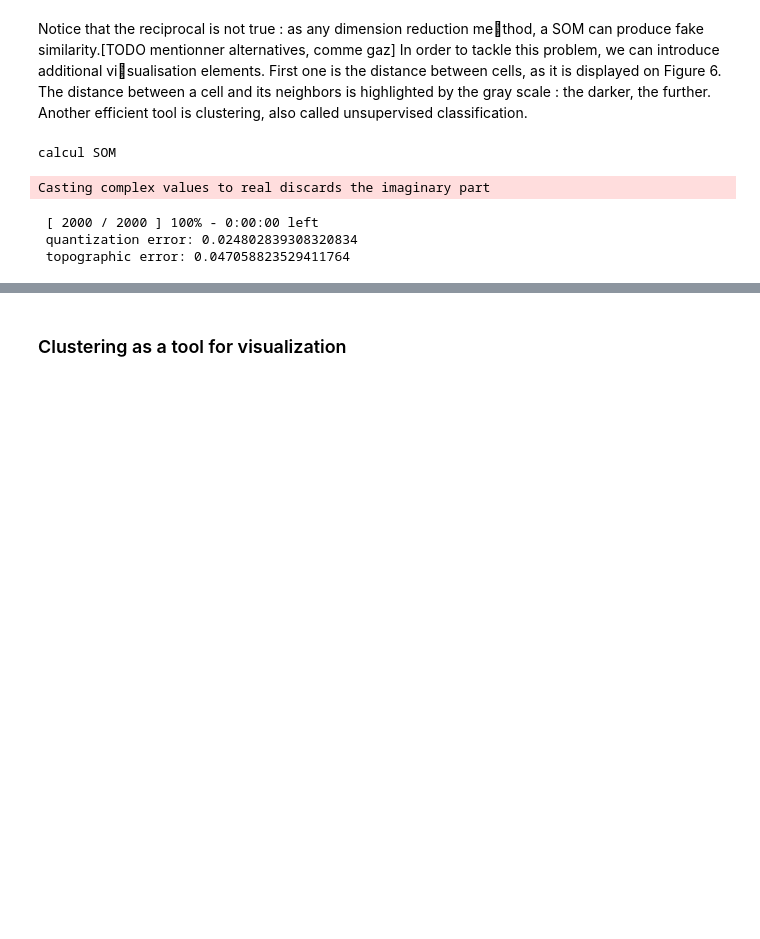
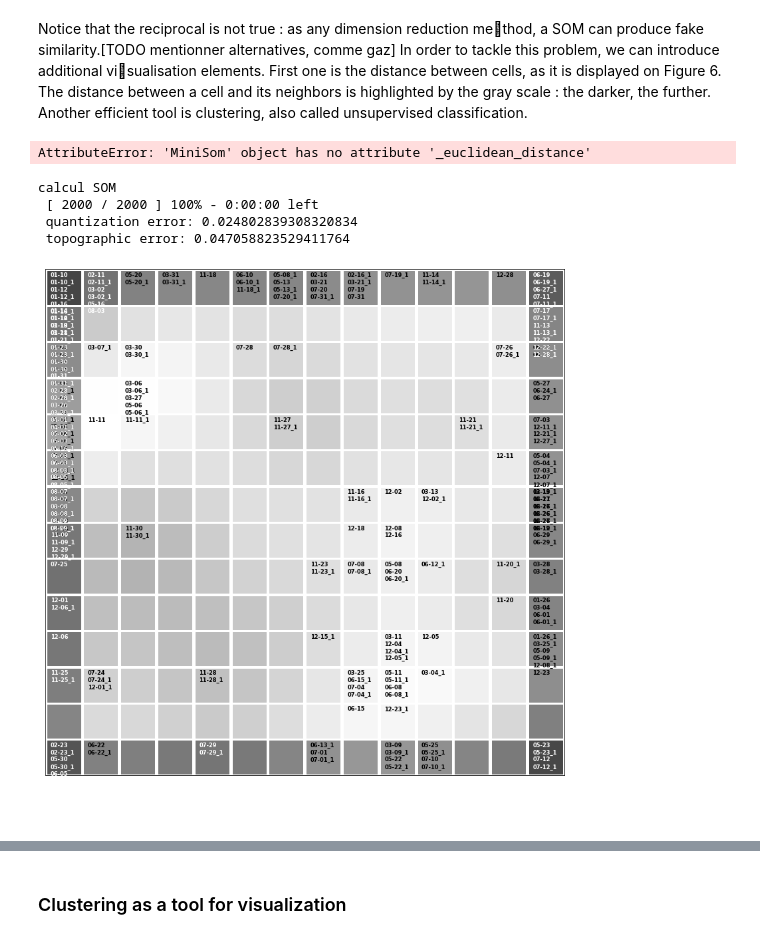
Before and after one commit to atomegoyan/template_jdh, a Jupyter notebook: author_guideline_template.ipynb, the cells around one changed output, grey strips where cells are left out. Drawn from its saved outputs; the diff is of its cells as text; code cells hidden in the pictures; blank space fills up the shorter version.

```diff
--- a/author_guideline_template.ipynb
+++ b/author_guideline_template.ipynb
@@ -297,6 +312,6 @@ matx_occurrences = matx_occurrences.loc[matx_occurrences.total > 50, :].drop("to
 matx_occurrences = matx_occurrences.transpose()
 proximity = MinMaxScaler().fit_transform(matx_occurrences)
 
-caption_content = "table 4: extract of the frequency matrix for the year 1882"
+caption_content = "table X: extract of the frequency matrix for the year 1882"
 display(matx_occurrences.iloc[:5,:5].style.set_caption(caption_content),metadata={"jdh":{"object":{"source": [caption_content]}}})
 # %% [output]
@@ -479,12 +497,39 @@ def som_freq(cha: AgglomerativeClustering):
                                            neighborhood_function='gaussian')
     som.pca_weights_init(proximity)
     som.train(proximity, 2000, verbose=True)
-    return som
 
-som = som_freq(cha_w)
+    distances_map = som.distance_map()
+    #print(distances_map)
+    cases: Dict[Tuple[int, int], List[int]] = {(xn, yn): list() for xn in range(n_neurons) for yn in range(m_neurons)}
+    for num_data, xx in enumerate(proximity):
+        cases[som.winner(xx)].append(num_data)
+    #print(cases)
+    plt.figure(figsize=(14, 14))
+    plt.xlim(0, n_neurons)
+    plt.ylim(0, m_neurons)
+    plt.yticks([])
+    plt.xticks([])
+    cmap = cm.get_cmap('tab10')
+    for case in cases:
+        plt.scatter(x=case[0] + 0.5, y=case[1] + 0.5, marker="s", s=2600, c=str(distances_map[case]))
+        if len(cases[case]) > 0:
+            for axe, t in enumerate(cases[case]):
+                plt.annotate(xy=(case[0] + .15, case[1] + .8 - axe / 5), s=features[t], fontsize="small",
+                             color="black" if distances_map[case] > 0.5 else "white", fontweight="heavy")
+    #plt.savefig(os.path.join(path_data, "som_freq.png"))
+    return
-# %% [output]
-calcul SOM
-Casting complex values to real discards the imaginary part
- [ 2000 / 2000 ] 100% - 0:00:00 left
- quantization error: 0.024802839308320834
- topographic error: 0.047058823529411764
+# %%
+# Je n'arrive pas à importer ton modèle SOM que tu avais sauvegardé, ça me donne une erreur
+with open(os.path.join(path_to_data, "SOM_freq_clusters.p"), 'rb') as infile:
+        som: minisom.MiniSom = pickle.load(infile)
+# %% [output]
+AttributeError: 'MiniSom' object has no attribute '_euclidean_distance'
+# %%
+from matplotlib import pyplot as plt, cm
+som_freq(cha_w)
+# %% [output]
+calcul SOM
+ [ 2000 / 2000 ] 100% - 0:00:00 left
+ quantization error: 0.024802839308320834
+ topographic error: 0.047058823529411764
+[figure, added]
```
Also changed, not shown: parts of 27 cells of this notebook.
